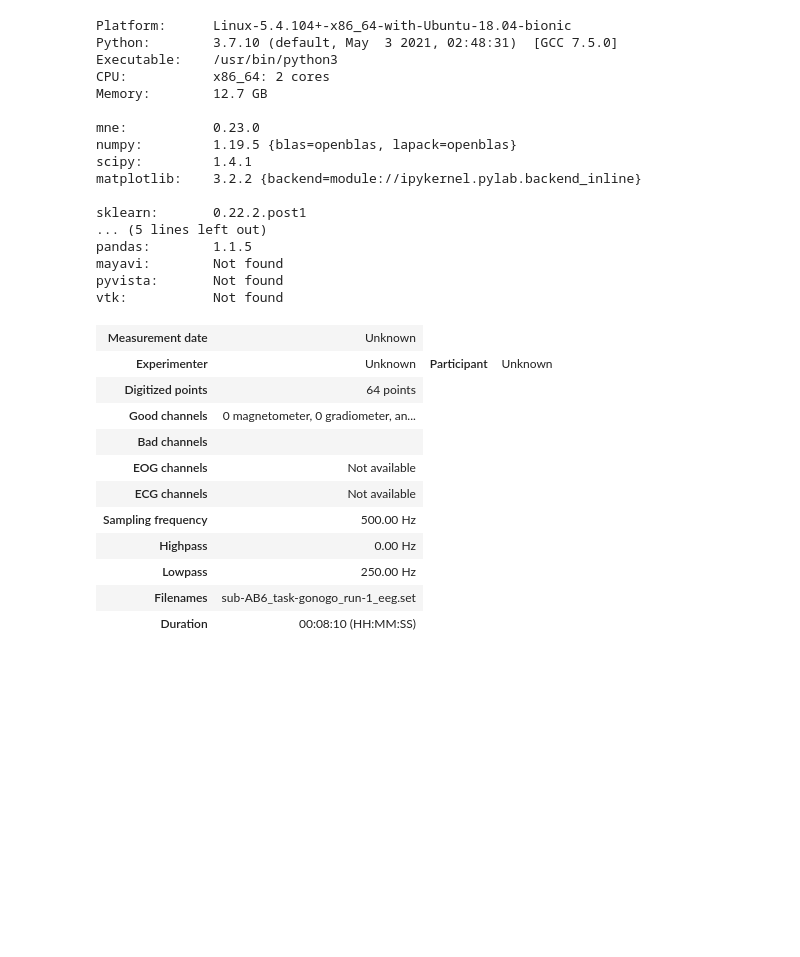
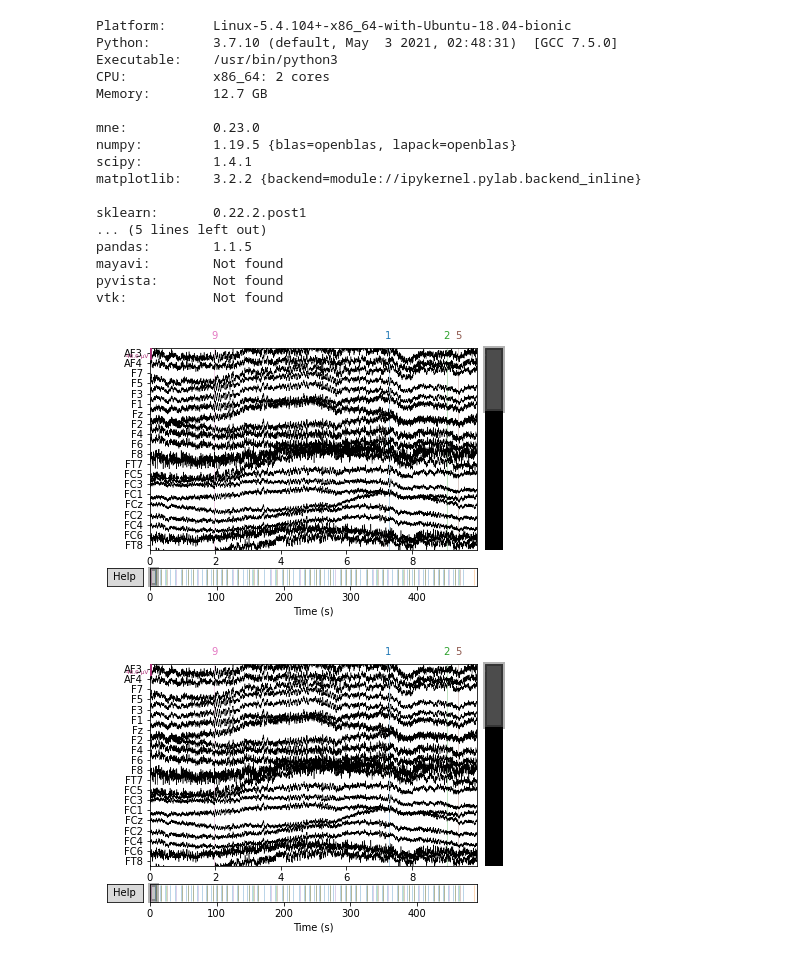
Before and after one commit to Arush0113/EEG_Pipeline, a Jupyter notebook: team02/Raw_EEG_Subject_AB6_implementation.ipynb, the cells around one changed output. Drawn from its saved outputs; the diff is of its cells as text; code cells hidden in the pictures; blank space fills up the shorter version.

```diff
--- a/team02/Raw_EEG_Subject_AB6_implementation.ipynb
+++ b/team02/Raw_EEG_Subject_AB6_implementation.ipynb
@@ -107,17 +107,9 @@ mayavi:        Not found
 pyvista:       Not found
 vtk:           Not found
 # %%
-mne.io.read_raw_eeglab('/content/drive/MyDrive/Subject AB6 EEG/sub-AB6/eeg/sub-AB6_task-gonogo_run-1_eeg.set', eog=(), preload=False, uint16_codec=None, verbose=None)
+variable = mne.io.read_raw_eeglab('/content/drive/MyDrive/Subject AB6 EEG/sub-AB6/eeg/sub-AB6_task-gonogo_run-1_eeg.set', eog=(), preload=False, uint16_codec=None, verbose=None)
-# %% [output]
-| Measurement date | Unknown |
-| Experimenter | Unknown | Participant | Unknown |
-| Digitized points | 64 points |
-| Good channels | 0 magnetometer, 0 gradiometer, an... |
-| Bad channels |  |
-| EOG channels | Not available |
-| ECG channels | Not available |
-| Sampling frequency | 500.00 Hz |
-| Highpass | 0.00 Hz |
-| Lowpass | 250.00 Hz |
-| Filenames | sub-AB6_task-gonogo_run-1_eeg.set |
-| Duration | 00:08:10 (HH:MM:SS) |
+# %%
+variable.plot()
+# %% [output]
+[figure, added]
+[figure, added]
```
